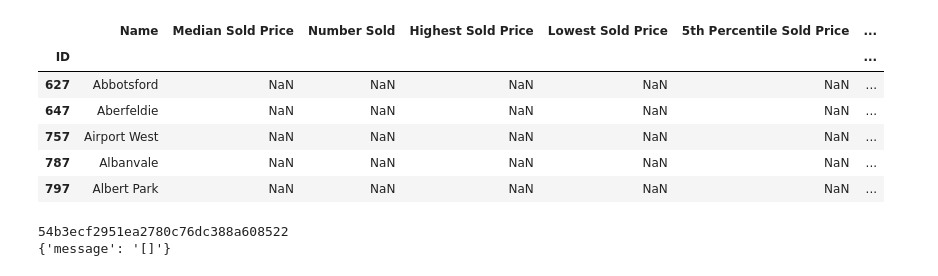
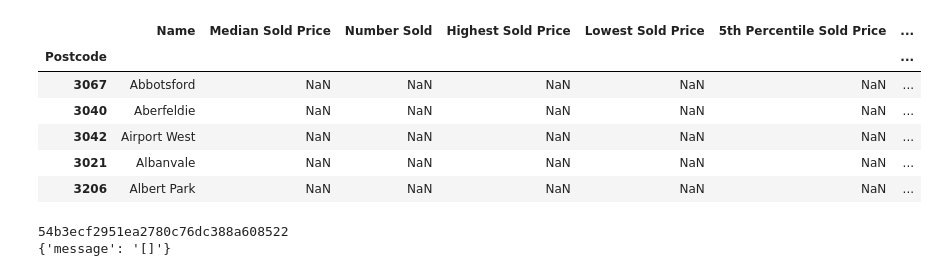
Before and after one commit to therese-reed/Project1_Realestate_Analysis, a Jupyter notebook: Acquire_data.ipynb, the cells around one changed output. Saved outputs shown, nothing was run; the diff lists cells and outputs as text; code cells hidden in the pictures.

```diff
--- a/Acquire_data.ipynb
+++ b/Acquire_data.ipynb
@@ -67,8 +67,12 @@ city_id = pd.DataFrame({"Suburb" : suburb_list_melbourne,
 city_id.to_csv("Resources/city_id_postcode.csv")
 # %%
-city_id_clean = pd.read_csv("Resources/city_id.csv").dropna()
+city_id_clean = pd.read_csv("Resources/city_id_postcode.csv").dropna()
 city_id_clean = city_id_clean.iloc[: , 1:]
 city_id_clean['ID_Domain'] = city_id_clean['ID_Domain'].astype(int)
-city_id_clean.head()
+city_id_clean['Postcode'] = city_id_clean['Postcode'].astype(int)
+city_id_clean['Postcode'] = city_id_clean['Postcode'].astype(str)
+suburb_dataset = city_id_clean.set_index('Postcode')
+postcode_list_clean = city_id_clean['Postcode']
+suburb_dataset.head()
 # %% [output]
 |  | Suburb | ID_Domain |
@@ -80,44 +98,44 @@ city_id_clean.head()
 # %%
 #set a dataframe with the title at the first colume
 title_of_pd = ["Median Sold Price",
          "Number Sold",
          "Highest Sold Price","Lowest Sold Price",
          "5th Percentile Sold Price",
          "25th Percentile Sold Price",
          "75th Percentile Sold Price",
         "95th Percentile Sold Price",
         "Meidan Sale Listing Price",
         "Number Sale Listing",
         "Highest Sale Listing Price",
         "Lowest Sale Listing Price",
         "Auction Number Auctioned",
          "Auction Number Sold",
         "Median Rent Listing Price",
          "Number Rent Listing",
          "Highest Rend Listing Price",
          "Lowest Rend Listing Price"]
 yearly_data = pd.DataFrame(columns = title_of_pd)
 yearly_data["Suburb"] = city_id_clean["Suburb"]
 first_column = yearly_data.pop('Suburb')
 
 # insert column using insert(position,column_name,
 # first_column) function
 yearly_data.insert(0, 'Name', first_column)
-yearly_data['ID'] = city_id_clean["ID_Domain"]
-yearly_data_reset_index = yearly_data.set_index('ID')
+yearly_data['Postcode'] = city_id_clean["Postcode"]
+yearly_data_reset_index = yearly_data.set_index('Postcode')
 
-yearly_data_2019 = yearly_data_reset_index
-yearly_data_2020 = yearly_data_reset_index
-yearly_data_2021 = yearly_data_reset_index
+yearly_data_2019 = suburb_dataset
+yearly_data_2020 = suburb_dataset
+yearly_data_2021 = suburb_dataset
 yearly_data_2021.head()
 # %% [output]
 |  | Name | Median Sold Price | Number Sold | Highest Sold Price | Lowest Sold Price | 5th Percentile Sold Price | ... |
-| ID |  |  |  |  |  |  | ... |
-| 627 | Abbotsford | NaN | NaN | NaN | NaN | NaN | ... |
-| 647 | Aberfeldie | NaN | NaN | NaN | NaN | NaN | ... |
-| 757 | Airport West | NaN | NaN | NaN | NaN | NaN | ... |
-| 787 | Albanvale | NaN | NaN | NaN | NaN | NaN | ... |
-| 797 | Albert Park | NaN | NaN | NaN | NaN | NaN | ... |
+| Postcode |  |  |  |  |  |  | ... |
+| 3067 | Abbotsford | NaN | NaN | NaN | NaN | NaN | ... |
+| 3040 | Aberfeldie | NaN | NaN | NaN | NaN | NaN | ... |
+| 3042 | Airport West | NaN | NaN | NaN | NaN | NaN | ... |
+| 3021 | Albanvale | NaN | NaN | NaN | NaN | NaN | ... |
+| 3206 | Albert Park | NaN | NaN | NaN | NaN | NaN | ... |
 # %%
 #create a list to restore the number
 scopes = ['api_suburbperformance_read']
```
Also changed, not shown: parts of 6 cells of this notebook.
